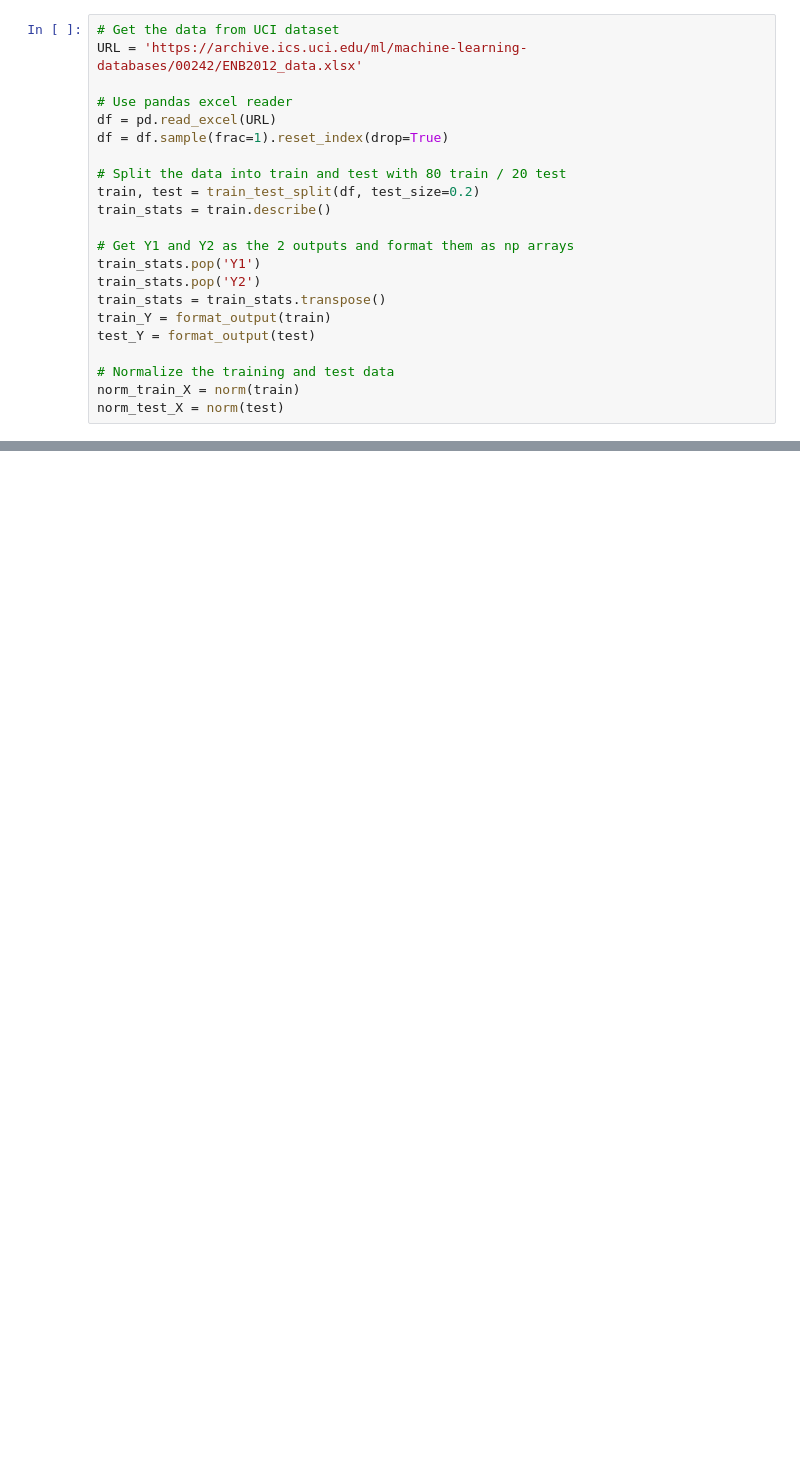
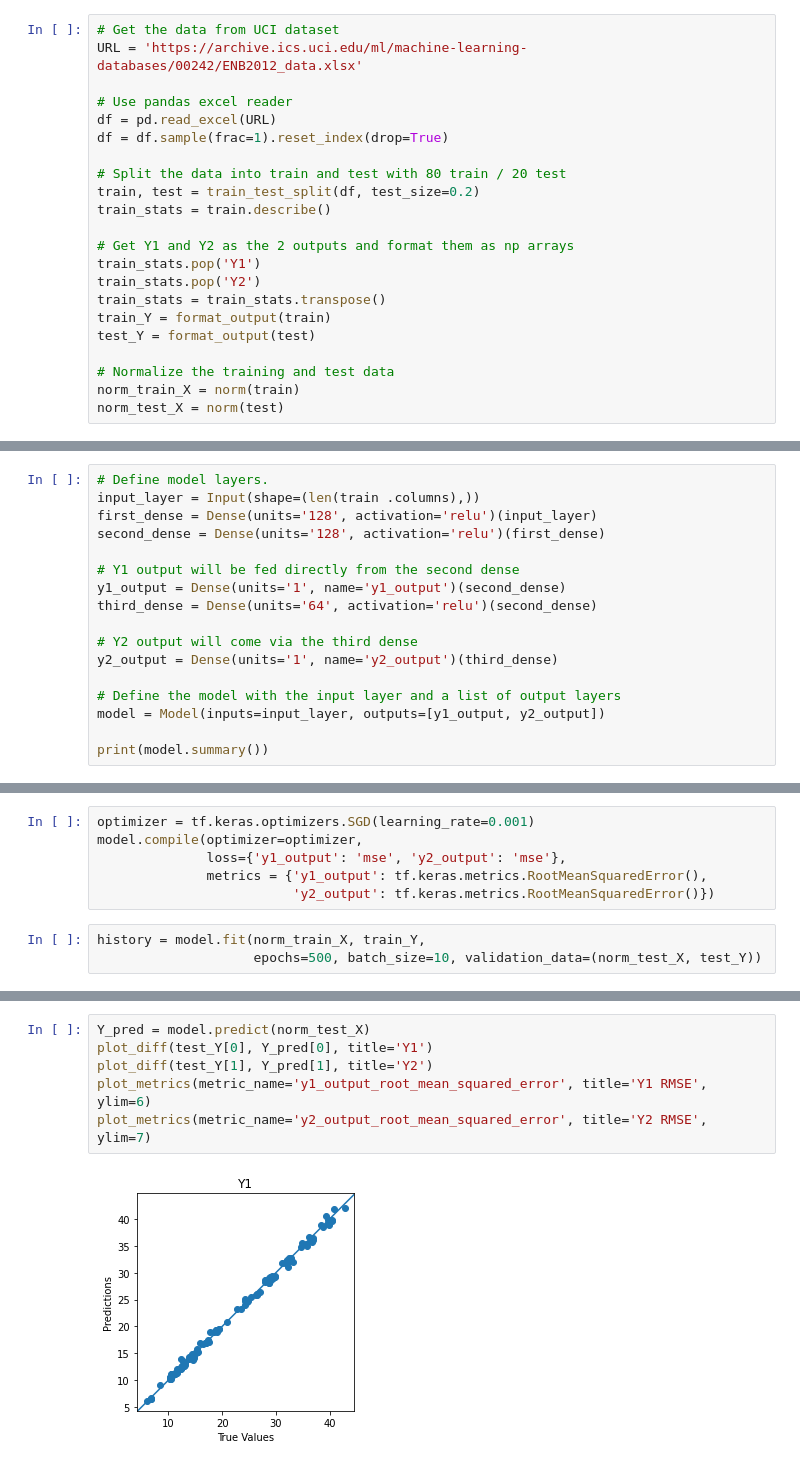
Before and after one commit to sftSalman/tensoflowMaster, a Jupyter notebook: mulitiOutput_tensroflow.ipynb, the cells around one changed output, grey strips where cells are left out. Cells and saved outputs as stored; diff of their text form; blank space fills up the shorter version.

```diff
--- a/mulitiOutput_tensroflow.ipynb
+++ b/mulitiOutput_tensroflow.ipynb
@@ -170,0 +166,17 @@ def fn_model():
+# %%
+# Define model layers.
+input_layer = Input(shape=(len(train .columns),))
+first_dense = Dense(units='128', activation='relu')(input_layer)
+second_dense = Dense(units='128', activation='relu')(first_dense)
+
+# Y1 output will be fed directly from the second dense
+y1_output = Dense(units='1', name='y1_output')(second_dense)
+third_dense = Dense(units='64', activation='relu')(second_dense)
+
+# Y2 output will come via the third dense
+y2_output = Dense(units='1', name='y2_output')(third_dense)
+
+# Define the model with the input layer and a list of output layers
+model = Model(inputs=input_layer, outputs=[y1_output, y2_output])
+
+print(model.summary())
@@ -170,0 +201,9 @@ def fn_model():
+# %%
+optimizer = tf.keras.optimizers.SGD(learning_rate=0.001)
+model.compile(optimizer=optimizer,
+              loss={'y1_output': 'mse', 'y2_output': 'mse'},
+              metrics = {'y1_output': tf.keras.metrics.RootMeanSquaredError(),
+                         'y2_output': tf.keras.metrics.RootMeanSquaredError()})
+# %%
+history = model.fit(norm_train_X, train_Y,
+                    epochs=500, batch_size=10, validation_data=(norm_test_X, test_Y))
@@ -170,0 +228,8 @@ def fn_model():
+# %%
+Y_pred = model.predict(norm_test_X)
+plot_diff(test_Y[0], Y_pred[0], title='Y1')
+plot_diff(test_Y[1], Y_pred[1], title='Y2')
+plot_metrics(metric_name='y1_output_root_mean_squared_error', title='Y1 RMSE', ylim=6)
+plot_metrics(metric_name='y2_output_root_mean_squared_error', title='Y2 RMSE', ylim=7)
+# %% [output]
+[figure, added]
```
Also changed, not shown: parts of 10 cells of this notebook.
